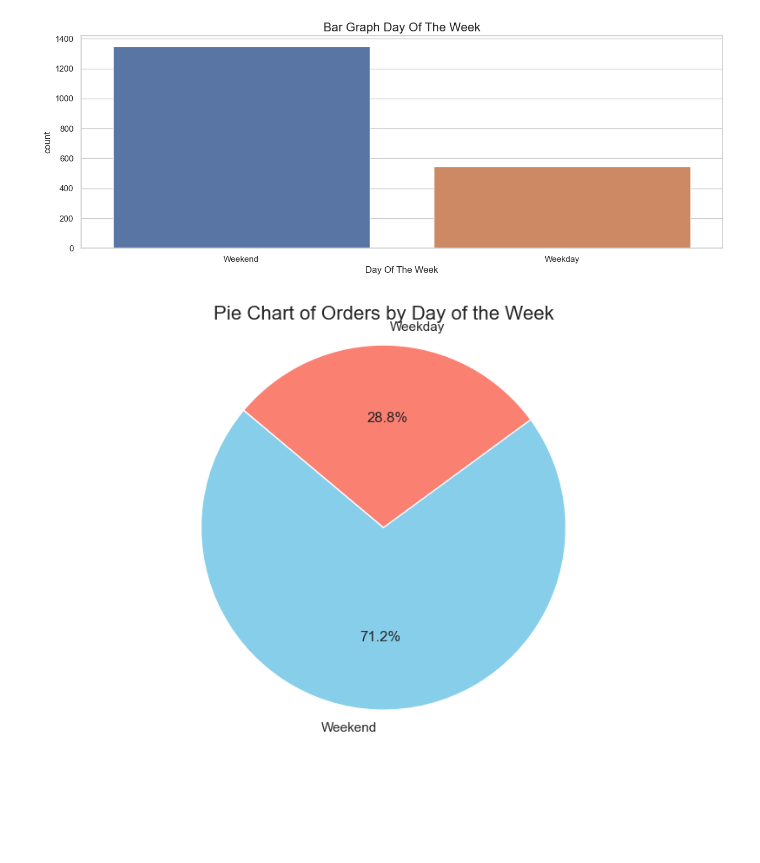
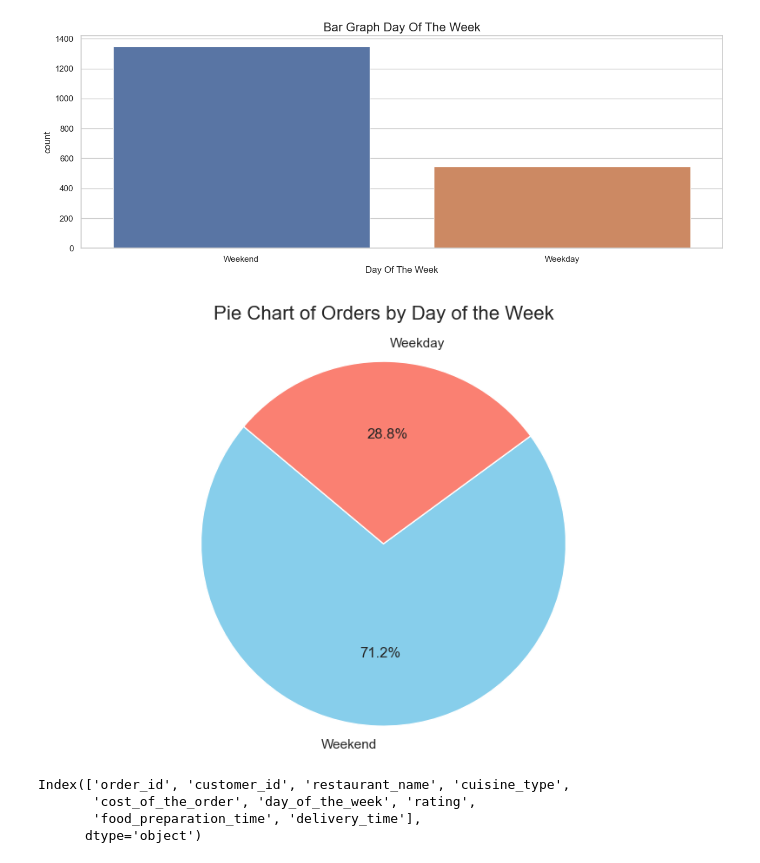
Before and after one commit to nszenoti/PYPG, a Jupyter notebook: projects/foodhub/foodhub_eda.ipynb, the cells around one changed output. Cells and saved outputs as stored; diff of their text form; code cells hidden in the pictures; blank space fills up the shorter version.

```diff
--- a/projects/foodhub/foodhub_eda.ipynb
+++ b/projects/foodhub/foodhub_eda.ipynb
@@ -395,9 +395,9 @@ day_counts = df[x].value_counts()
 # %%
 # draw pie chart for day of the week
 plt.figure(figsize=(10, 6))
+plt.title('Pie Chart of Orders by Day of the Week', fontsize=16, pad=20)
 plt.pie(day_counts, labels=day_counts.index, autopct='%1.1f%%', startangle=140, colors=['skyblue', 'salmon'])
-plt.title('Pie Chart of Orders by Day of the Week', fontsize=16)
 plt.axis('equal')
 plt.show()
 # %% [output]
-[figure, old version]
+[figure, new version]
@@ -403,0 +411,7 @@ plt.show()
+# %%
+df.columns
+# %% [output]
+Index(['order_id', 'customer_id', 'restaurant_name', 'cuisine_type',
+       'cost_of_the_order', 'day_of_the_week', 'rating',
+       'food_preparation_time', 'delivery_time'],
+      dtype='object')
```
Also changed, not shown: parts of 5 cells of this notebook.
